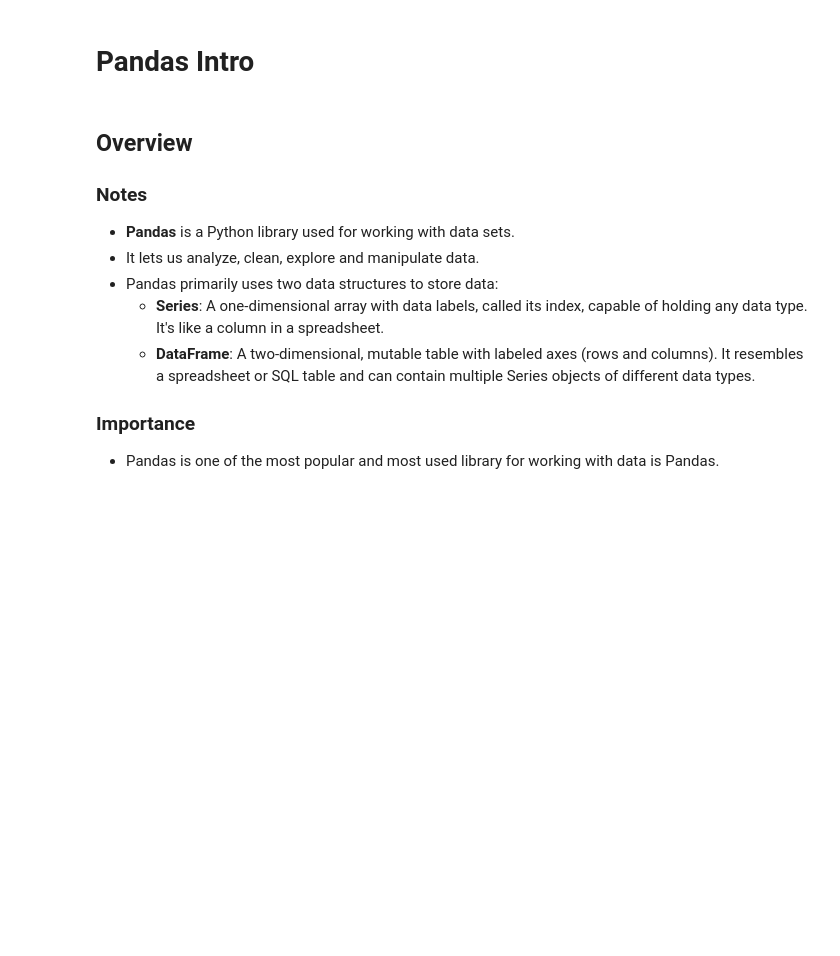
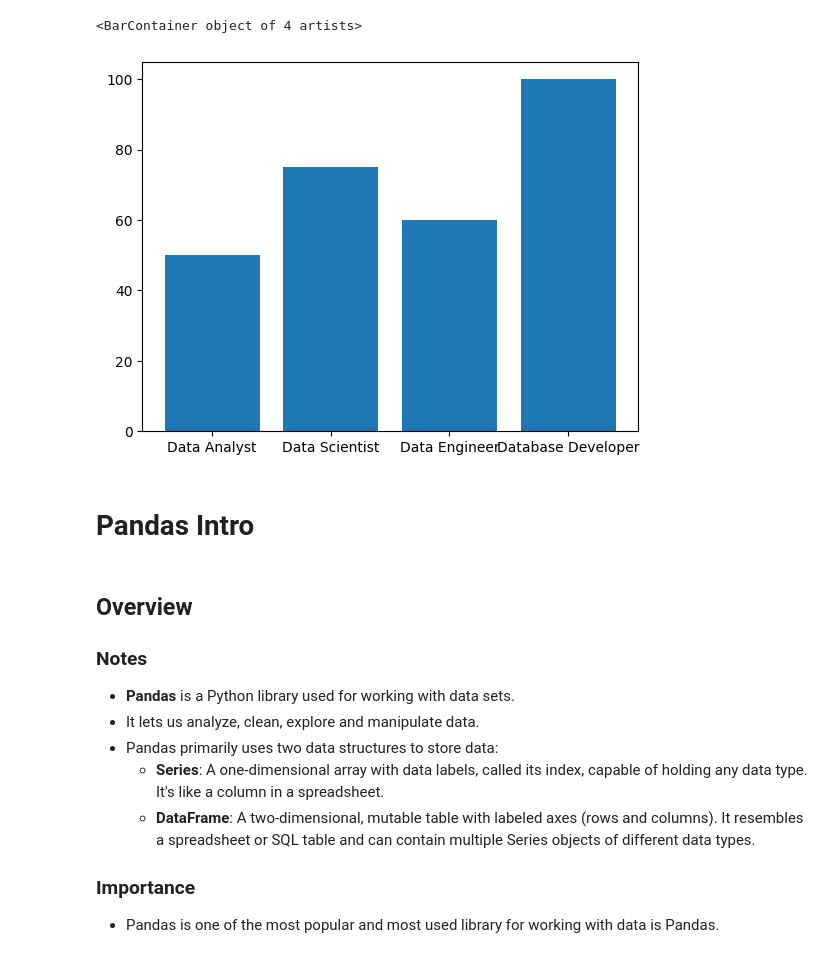
Before and after one commit to Kwasidb/Airline-On-Time-Performance-Analysis, a Jupyter notebook: 1_Basics/23_Pandas_Intro.ipynb, the cells around one changed output. Saved outputs shown, nothing was run; the diff lists cells and outputs as text; code cells hidden in the pictures; blank space fills up the shorter version.

```diff
--- a/1_Basics/23_Pandas_Intro.ipynb
+++ b/1_Basics/23_Pandas_Intro.ipynb
@@ -5,3 +15,10 @@
+# %%
+job_titles = ['Data Analyst', 'Data Scientist', 'Data Engineer', 'Database Developer']
+postings = [50, 75, 60,100]
+plt.bar(job_titles,postings)
+# %% [output]
+<BarContainer object of 4 artists>
+[figure, added]
 # %% [markdown]
 # Pandas Intro
 # %% [markdown]
```
Also changed, not shown: parts of 6 cells of this notebook.
